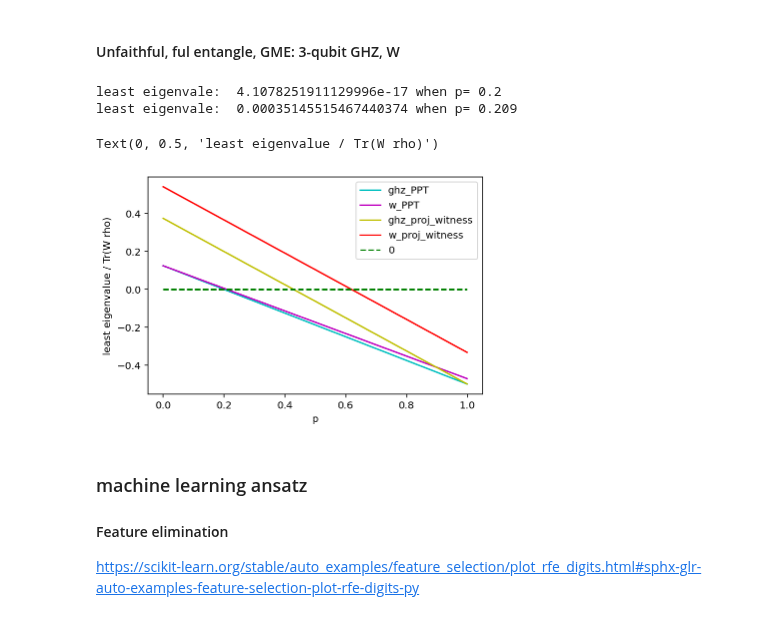
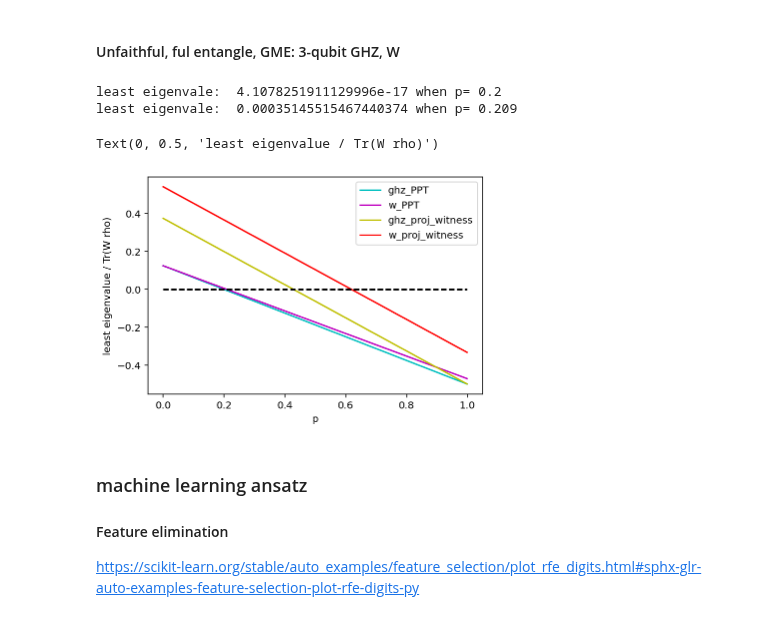
Before and after one commit to Jue-Xu/Entanglement-Witness, a Jupyter notebook: Code/entangle_detection.ipynb, the cells around one changed output. Saved outputs shown, nothing was run; the diff lists cells and outputs as text; code cells hidden in the pictures.

```diff
--- a/Code/entangle_detection.ipynb
+++ b/Code/entangle_detection.ipynb
@@ -366,35 +373,35 @@ white_noise_www = [
 
 white_noise_ghz = [
     p * ket2dm(ghz_state(3)) + (1 - p) / 2**3 * qeye([2 for j in range(3)])
     for p in white_noise_list
 ]
 
 # evaluate the least eigenvalues of partial transpose with partition (A|BC)
 eigvals_ghz = np.array([ppt_criterion(rho) for rho in white_noise_ghz]).flatten()
 eigvals_www = np.array([ppt_criterion(rho) for rho in white_noise_www]).flatten()
 
 def find_maximal_p_entangle(eigval_list):
     for index, item in enumerate(eigval_list):
         if index < size - 1:
             if item * eigval_list[index + 1] < 0:
                 print('least eigenvale: ', item,'when p=', index/size)
 
 find_maximal_p_entangle(eigvals_ghz)
 find_maximal_p_entangle(eigvals_www)
 
 plt.plot(white_noise_list, eigvals_ghz)
 plt.plot(white_noise_list, eigvals_www)
 plt.plot(white_noise_list, [3/8-7/8*p for p in white_noise_list])
 plt.plot(white_noise_list, [13/24-21/24*p for p in white_noise_list])
-plt.plot(white_noise_list, np.array([0 for i in white_noise_list]),'--')
+plt.plot(white_noise_list, np.array([0 for i in white_noise_list]),'k--', label='_nolegend_')
 plt.legend(['ghz_PPT','w_PPT','ghz_proj_witness','w_proj_witness','0'])
 plt.xlabel('p')
 plt.ylabel('least eigenvalue / Tr(W rho)')
 # %% [output]
 least eigenvale:  4.1078251911129996e-17 when p= 0.2
 least eigenvale:  0.00035145515467440374 when p= 0.209
 Text(0, 0.5, 'least eigenvalue / Tr(W rho)')
-[figure, old version]
+[figure, new version]
 # %% [markdown]
 ### machine learning ansatz
 #### Feature elimination
```
Also changed, not shown: parts of 2 cells of this notebook, 6 other files.
